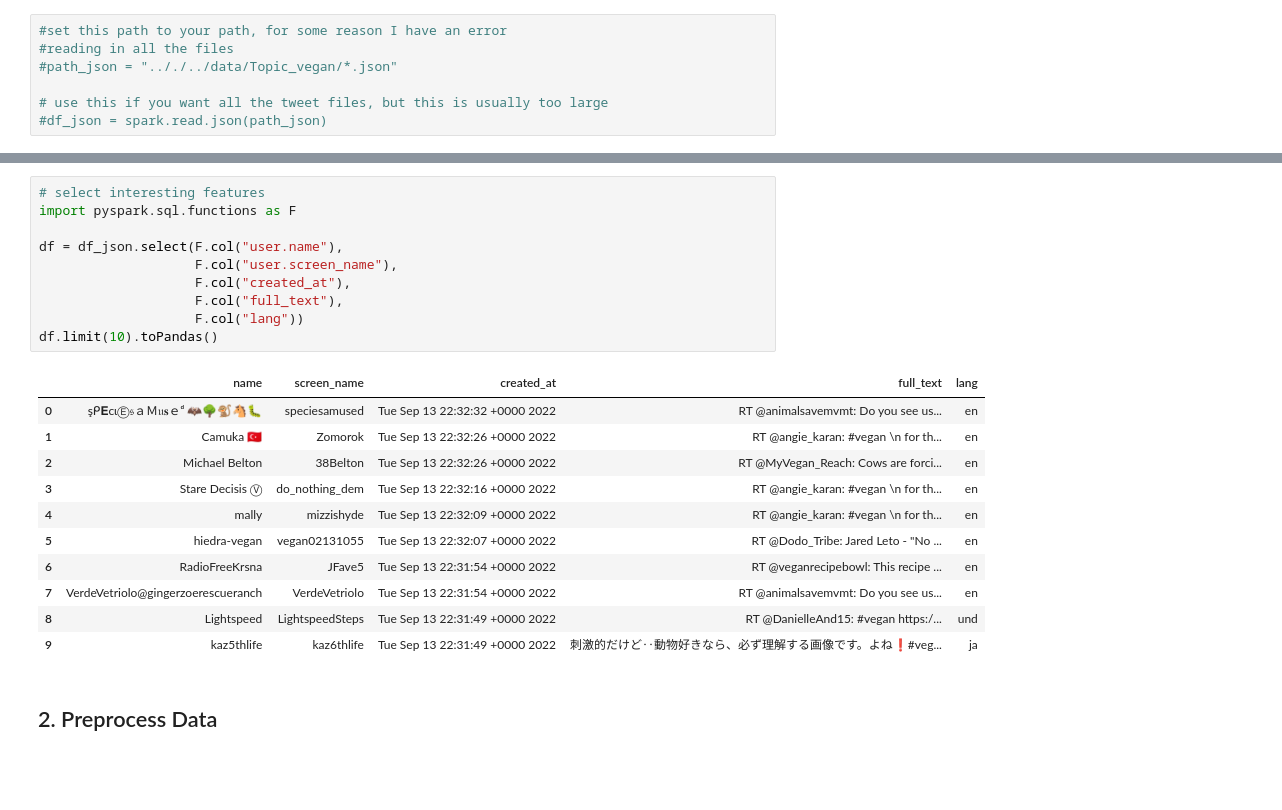
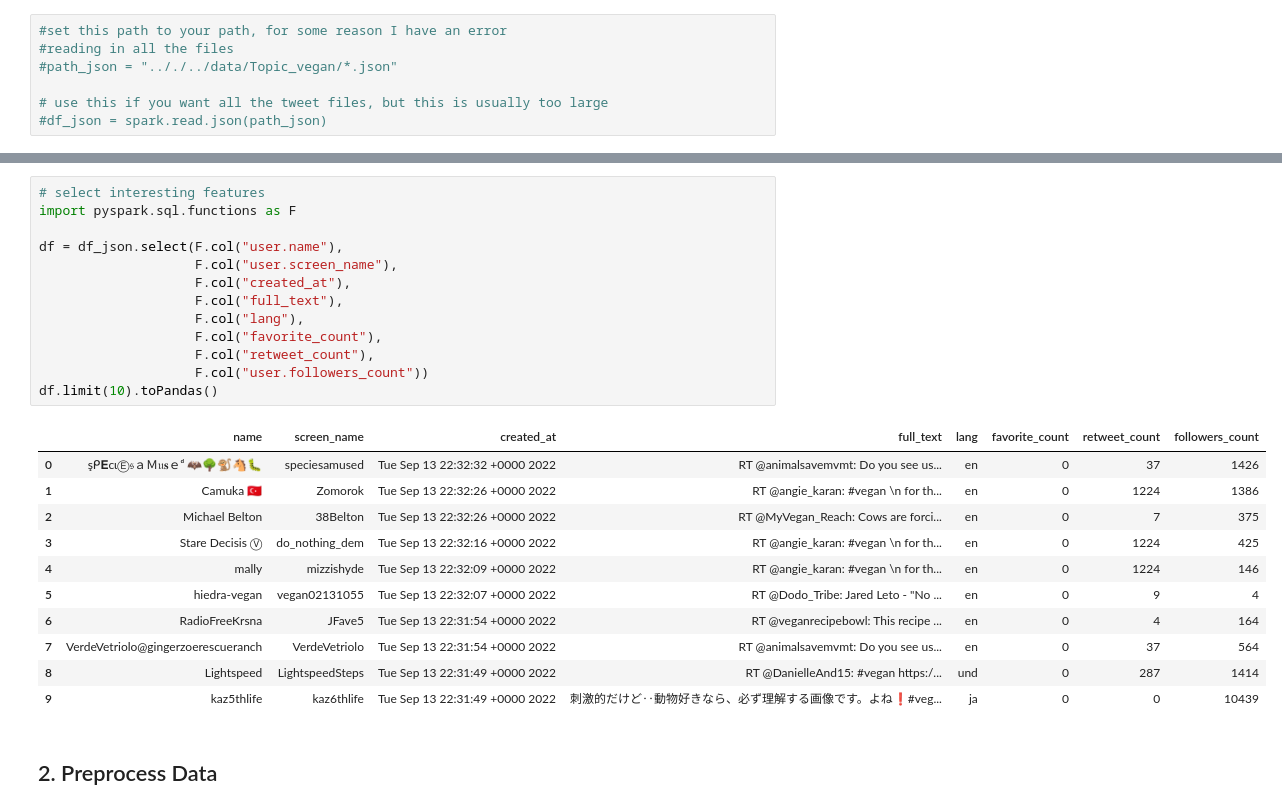
Before and after one commit to atyvaert/big-data, a Jupyter notebook: src/Models/Topic_Modelling.ipynb, the cells around one changed output, grey strips where cells are left out. Cells and saved outputs as stored; diff of their text form; blank space fills up the shorter version.

```diff
--- a/src/Models/Topic_Modelling.ipynb
+++ b/src/Models/Topic_Modelling.ipynb
@@ -121,25 +122,28 @@ df_json.count()
 # %%
 # select interesting features
 import pyspark.sql.functions as F
 
 df = df_json.select(F.col("user.name"),
                     F.col("user.screen_name"),
                     F.col("created_at"),
                     F.col("full_text"),
-                    F.col("lang"))
+                    F.col("lang"),
+                    F.col("favorite_count"),
+                    F.col("retweet_count"),
+                    F.col("user.followers_count"))
 df.limit(10).toPandas()
 # %% [output]
-|  | name | screen_name | created_at | full_text | lang |
-| 0 | şᑭ𝐄cιⒺ𝔰ａＭ𝔲𝐬ｅᵈ 🦇🌳🐒🐴🐛 | speciesamused | Tue Sep 13 22:32:32 +0000 2022 | RT @animalsavemvmt: Do you see us... | en |
-| 1 | Camuka 🇹🇷 | Zomorok | Tue Sep 13 22:32:26 +0000 2022 | RT @angie_karan: #vegan \n for th... | en |
-| 2 | Michael Belton | 38Belton | Tue Sep 13 22:32:26 +0000 2022 | RT @MyVegan_Reach: Cows are forci... | en |
-| 3 | Stare Decisis Ⓥ | do_nothing_dem | Tue Sep 13 22:32:16 +0000 2022 | RT @angie_karan: #vegan \n for th... | en |
-| 4 | mally | mizzishyde | Tue Sep 13 22:32:09 +0000 2022 | RT @angie_karan: #vegan \n for th... | en |
-| 5 | hiedra-vegan | vegan02131055 | Tue Sep 13 22:32:07 +0000 2022 | RT @Dodo_Tribe: Jared Leto - "No ... | en |
-| 6 | RadioFreeKrsna | JFave5 | Tue Sep 13 22:31:54 +0000 2022 | RT @veganrecipebowl: This recipe ... | en |
-| 7 | VerdeVetriolo@gingerzoerescueranch | VerdeVetriolo | Tue Sep 13 22:31:54 +0000 2022 | RT @animalsavemvmt: Do you see us... | en |
-| 8 | Lightspeed | LightspeedSteps | Tue Sep 13 22:31:49 +0000 2022 | RT @DanielleAnd15: #vegan https:/... | und |
-| 9 | kaz5thlife | kaz6thlife | Tue Sep 13 22:31:49 +0000 2022 | 刺激的だけど‥動物好きなら、必ず理解する画像です。よね❗️#veg... | ja |
+|  | name | screen_name | created_at | full_text | lang | favorite_count | retweet_count | followers_count |
+| 0 | şᑭ𝐄cιⒺ𝔰ａＭ𝔲𝐬ｅᵈ 🦇🌳🐒🐴🐛 | speciesamused | Tue Sep 13 22:32:32 +0000 2022 | RT @animalsavemvmt: Do you see us... | en | 0 | 37 | 1426 |
+| 1 | Camuka 🇹🇷 | Zomorok | Tue Sep 13 22:32:26 +0000 2022 | RT @angie_karan: #vegan \n for th... | en | 0 | 1224 | 1386 |
+| 2 | Michael Belton | 38Belton | Tue Sep 13 22:32:26 +0000 2022 | RT @MyVegan_Reach: Cows are forci... | en | 0 | 7 | 375 |
+| 3 | Stare Decisis Ⓥ | do_nothing_dem | Tue Sep 13 22:32:16 +0000 2022 | RT @angie_karan: #vegan \n for th... | en | 0 | 1224 | 425 |
+| 4 | mally | mizzishyde | Tue Sep 13 22:32:09 +0000 2022 | RT @angie_karan: #vegan \n for th... | en | 0 | 1224 | 146 |
+| 5 | hiedra-vegan | vegan02131055 | Tue Sep 13 22:32:07 +0000 2022 | RT @Dodo_Tribe: Jared Leto - "No ... | en | 0 | 9 | 4 |
+| 6 | RadioFreeKrsna | JFave5 | Tue Sep 13 22:31:54 +0000 2022 | RT @veganrecipebowl: This recipe ... | en | 0 | 4 | 164 |
+| 7 | VerdeVetriolo@gingerzoerescueranch | VerdeVetriolo | Tue Sep 13 22:31:54 +0000 2022 | RT @animalsavemvmt: Do you see us... | en | 0 | 37 | 564 |
+| 8 | Lightspeed | LightspeedSteps | Tue Sep 13 22:31:49 +0000 2022 | RT @DanielleAnd15: #vegan https:/... | und | 0 | 287 | 1414 |
+| 9 | kaz5thlife | kaz6thlife | Tue Sep 13 22:31:49 +0000 2022 | 刺激的だけど‥動物好きなら、必ず理解する画像です。よね❗️#veg... | ja | 0 | 0 | 10439 |
 # %% [markdown]
 ## 2. Preprocess Data
 # %% [markdown]
```
Also changed, not shown: parts of 25 cells of this notebook.
